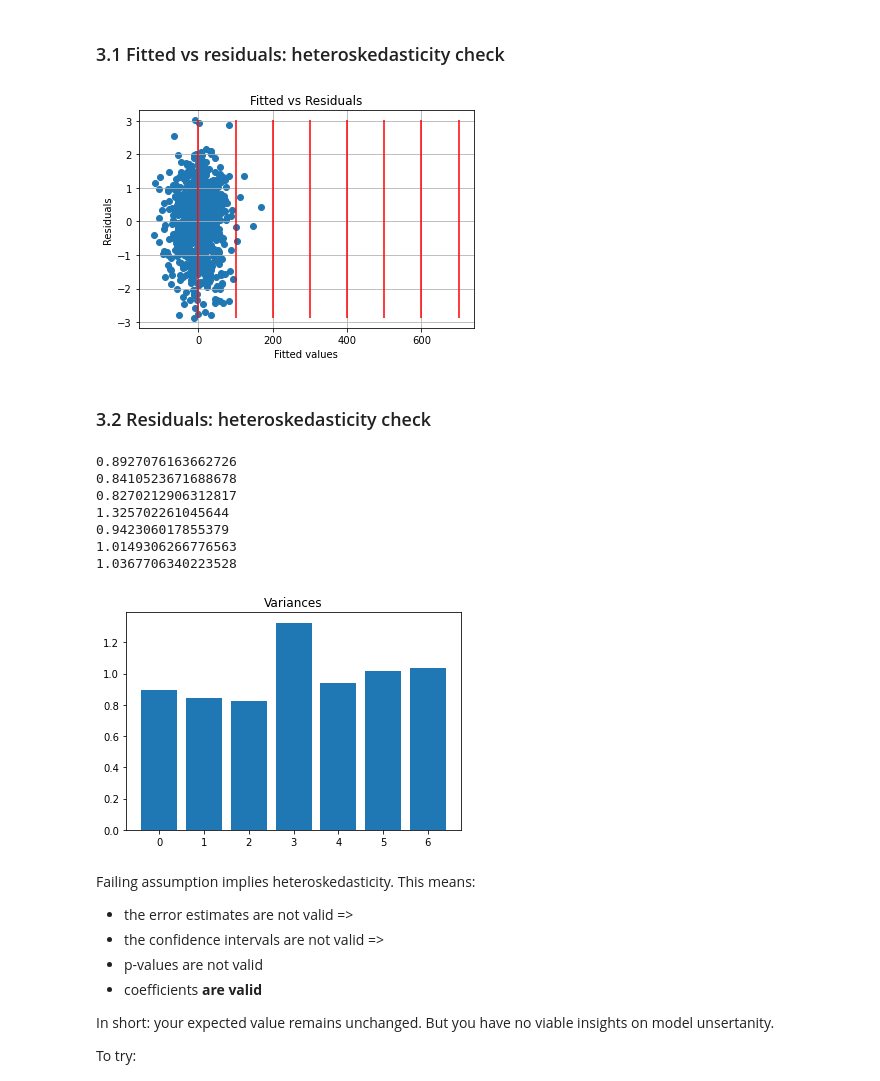
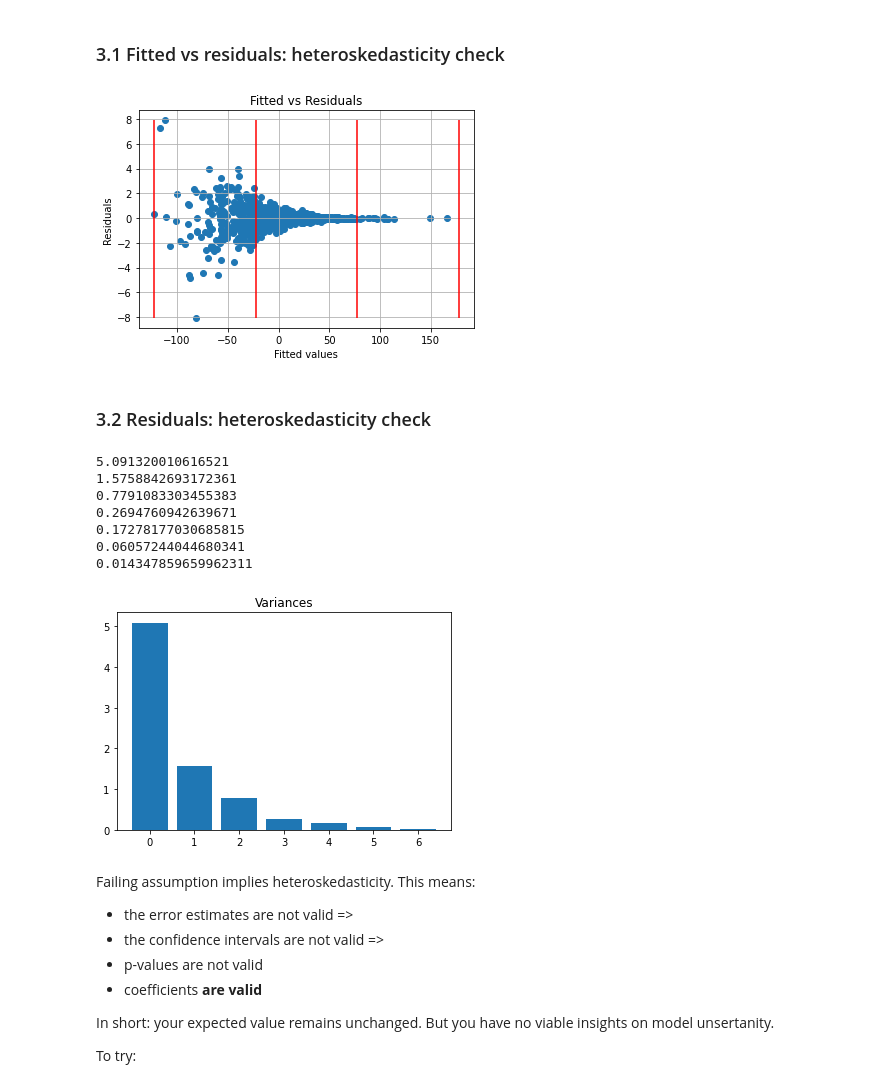
Before and after one commit to datali-ch/fantasticfeatures, a Jupyter notebook: main.ipynb, the cells around one changed output. Saved outputs shown, nothing was run; the diff lists cells and outputs as text; code cells hidden in the pictures.

Commit message:
improve noise gen

```diff
--- a/main.ipynb
+++ b/main.ipynb
@@ -58,8 +58,9 @@ n_sample = 1000
 X_base, y_base, coeffs = make_regression_custom(n_samples=n_sample, n_features=num_indep, n_informative=num_indep,
                        tail_strength=0, bias=0, n_targets=1, noise=0,
                            shuffle=False, coef=True, random_state=2, custom_coef=[30,15,20])
-noise = gen_noise(X_base, 0.1, 'sin', n_osc=3)+gen_noise(X_base, 0.1, 'normal')
-X = X_base + noise
+# noise = gen_noise(X_base, 0.1, 'sin', n_osc=3)+gen_noise(X_base, 0.1, 'normal')
+# X = X_base + noise
+X = X_base
 
-noise_y = gen_noise(y_base, 15, 'normal')*gen_noise(y_base, 0.1, 'linear_inc')
-y = y_base + noise_y
+# noise_y = gen_noise(y_base, 15, 'normal')*gen_noise(y_base, 0.1, 'linear_inc')
+# y = y_base + noise_y
@@ -65,0 +108,7 @@ y = y_base + noise_y
+# %%
+yn = gen_noise(y_base,1,noise_type="linear_inc_index", func=lambda x: 1/np.sqrt(x))*gen_noise(y_base,1,noise_type="normal")
+# *gen_noise(y_base,1,noise_type="normal")
+
+y = y_base+yn
+
+plt.plot(y_base,yn,marker='.',lw=0)
@@ -286,23 +338,23 @@ In other words: variance of residuals should be constant
 # %%
 # Let's extend our plot_fitted_vs_residuals function
 def plot_fitted_vs_residuals(fitted: np.ndarray, residuals: np.ndarray,
                              mean: bool=True,
                              window: Optional[int]= None) -> None:
 
     _, ax = plt.subplots()
     plt.grid(True)
     plt.scatter(fitted, residuals)
     ax.set_xlabel("Fitted values")
     ax.set_ylabel("Residuals")
     if mean:
         plt.hlines(0, xmin=min(fitted), xmax=max(fitted), colors="orange")
     if window:
-        plt.vlines(range(0, len(fitted), window), ymin=min(residuals), ymax=max(residuals), colors="red")
+        plt.vlines(np.arange(min(fitted), max(fitted)+window, window), ymin=min(residuals), ymax=max(residuals), colors="red")
     plt.title('Fitted vs Residuals')
 
 plot_fitted_vs_residuals(fitted, residuals, False, window=100)
 # %% [output]
-[figure, old version]
+[figure, new version]
 # %% [markdown]
 ### 3.2 Residuals: heteroskedasticity check
 # %%
@@ -324,19 +376,19 @@ variances = calculate_variances(fitted, residuals, 100)
 for v in variances:
     print(v)
 # %% [output]
-0.8927076163662726
-0.8410523671688678
-0.8270212906312817
-1.325702261045644
-0.942306017855379
-1.0149306266776563
-1.0367706340223528
+5.091320010616521
+1.5758842693172361
+0.7791083303455383
+0.2694760942639671
+0.17278177030685815
+0.06057244044680341
+0.014347859659962311
 # %%
 plt.bar(range(len(variances)), variances)
 plt.title('Variances')
 plt.show()
 # %% [output]
-[figure, old version]
+[figure, new version]
 # %% [markdown]
 Failing assumption implies heteroskedasticity. This means:
 * the error estimates are not valid =>
```
Also changed, not shown: parts of 23 cells of this notebook, 1 other file.
